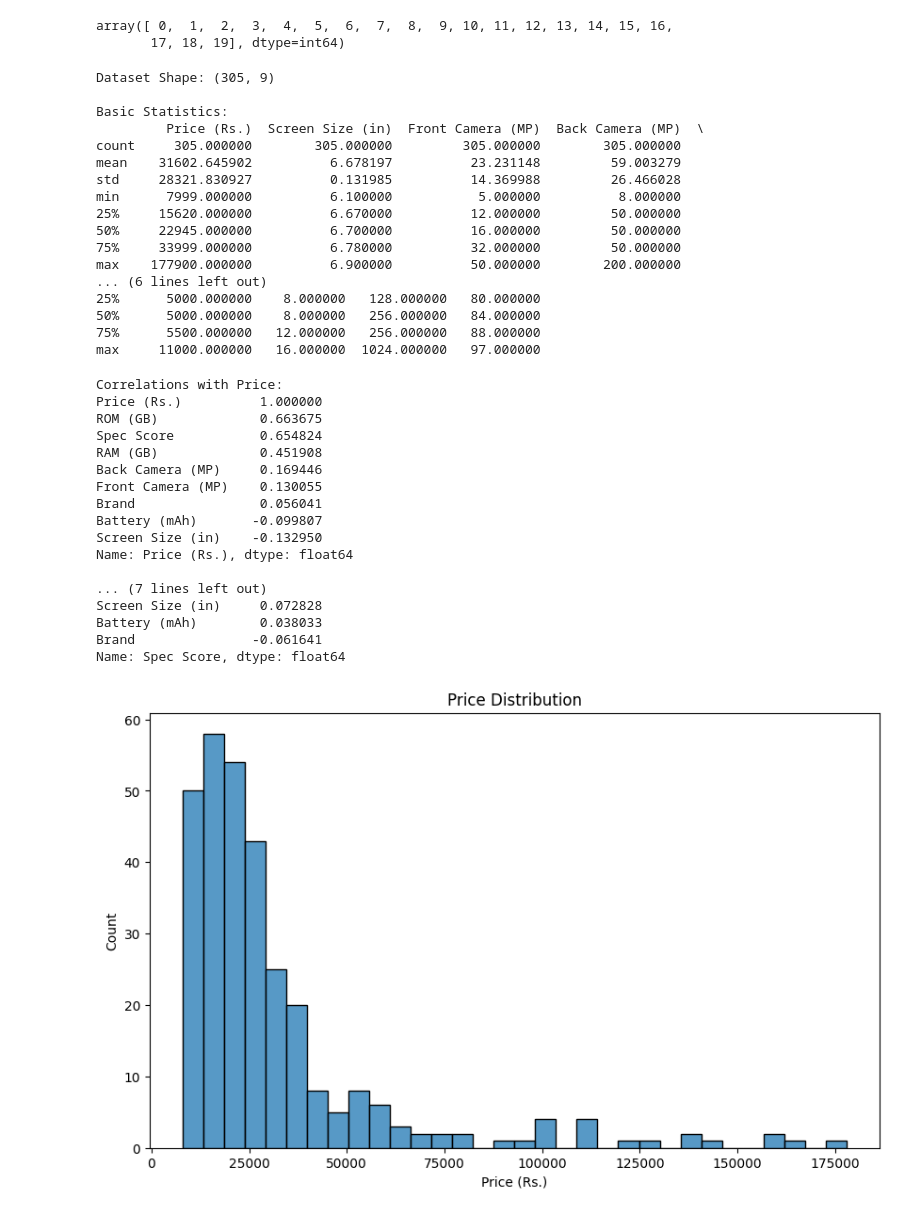
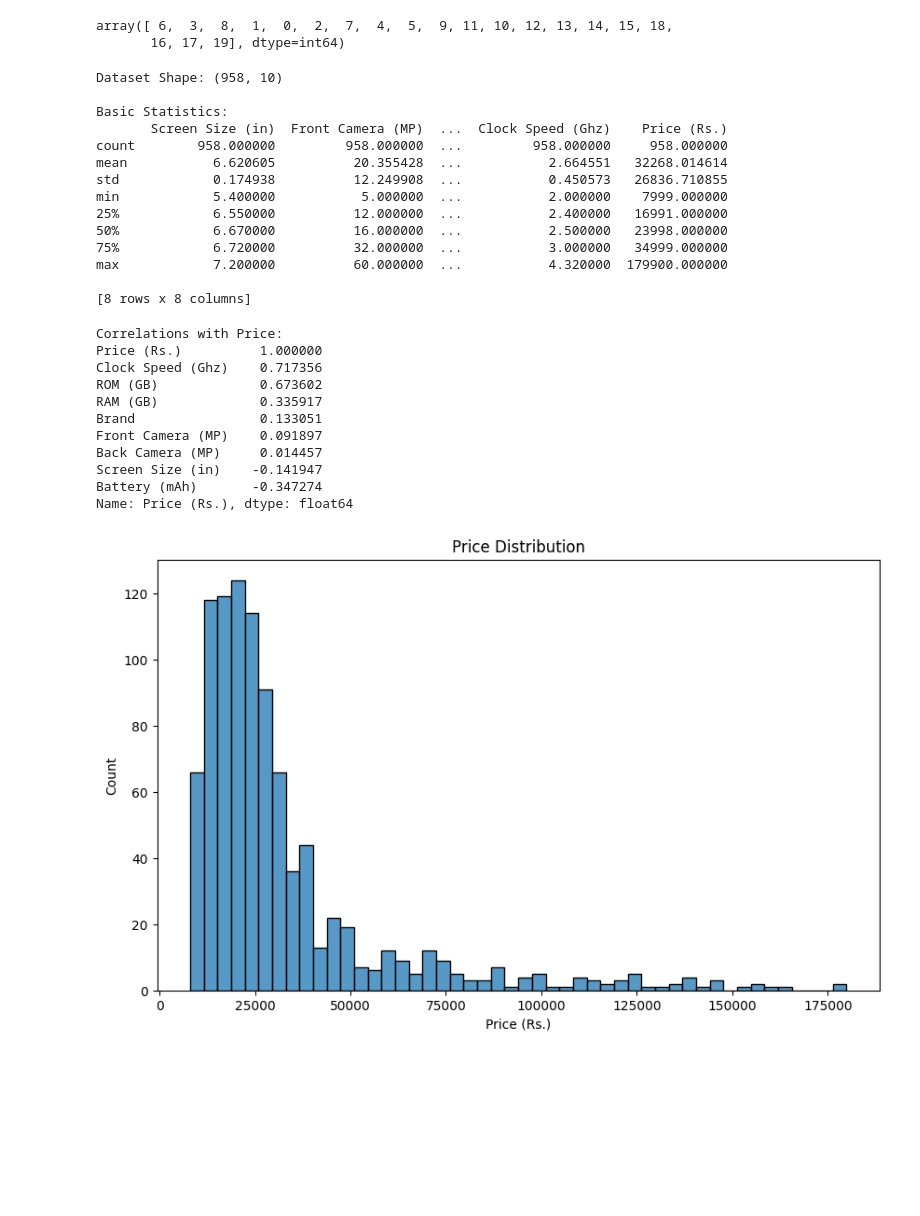
Before and after one commit to mohammadsarfarazafzal/5g-smartphone-price-prediction, a Jupyter notebook: backend/notebooks/predictor.ipynb, the cells around one changed output. Drawn from its saved outputs; the diff is of its cells as text; code cells hidden in the pictures; blank space fills up the shorter version.

```diff
--- a/backend/notebooks/predictor.ipynb
+++ b/backend/notebooks/predictor.ipynb
@@ -24,5 +28,5 @@ array(['OPPO', 'Motorola', 'Xiaomi', 'OnePlus', 'iQOO', 'Vivo', 'Realme',
       dtype=object)
 # %%
-data['Brand'] = data['Brand'].map({'OPPO':0, 'Motorola':1, 'Xiaomi':2, 'OnePlus':3, 'iQOO':4, 'Vivo':5, 'Realme':6, 'Samsung':7, 'Poco':8, 'Apple':9, 'Honor':10, 'Nothing':11, 'CMF':12, 'Infinix':13, 'Google':14, 'Tecno':15, 'Lava':16, 'HMD':17, 'Ulefone':18, 'Oukitel':19})
+data['Brand'] = data['Brand'].map({'OPPO':0, 'Motorola':1, 'Xiaomi':2, 'OnePlus':3, 'iQOO':4, 'Vivo':5, 'Realme':6, 'Samsung':7, 'Poco':8, 'Apple':9, 'Honor':10, 'Nothing':11, 'CMF':12, 'Infinix':13, 'Google':14, 'Tecno':15, 'Lava':16, 'Asus':17, 'Nokia':18, 'Huawei':19})
 data.head(10)
 # %% [output]
@@ -40,63 +44,53 @@ data.head(10)
 # %%
 data['Brand'].unique()
 # %% [output]
-array([ 0,  1,  2,  3,  4,  5,  6,  7,  8,  9, 10, 11, 12, 13, 14, 15, 16,
-       17, 18, 19], dtype=int64)
+array([ 6,  3,  8,  1,  0,  2,  7,  4,  5,  9, 11, 10, 12, 13, 14, 15, 18,
+       16, 17, 19], dtype=int64)
 # %%
 print(f"Dataset Shape: {data.shape}")
 print("\nBasic Statistics:")
-print(data.drop(['Brand'],axis=1).describe())
+print(data.drop(['Brand', 'Model'],axis=1).describe())
 # %% [output]
-Dataset Shape: (305, 9)
+Dataset Shape: (958, 10)
 
 Basic Statistics:
-         Price (Rs.)  Screen Size (in)  Front Camera (MP)  Back Camera (MP)  \
-count     305.000000        305.000000         305.000000        305.000000
-mean    31602.645902          6.678197          23.231148         59.003279
-std     28321.830927          0.131985          14.369988         26.466028
-min      7999.000000          6.100000           5.000000          8.000000
-25%     15620.000000          6.670000          12.000000         50.000000
-50%     22945.000000          6.700000          16.000000         50.000000
-75%     33999.000000          6.780000          32.000000         50.000000
-max    177900.000000          6.900000          50.000000        200.000000
-... (6 lines left out)
-25%      5000.000000    8.000000   128.000000   80.000000
-50%      5000.000000    8.000000   256.000000   84.000000
-75%      5500.000000   12.000000   256.000000   88.000000
-max     11000.000000   16.000000  1024.000000   97.000000
+       Screen Size (in)  Front Camera (MP)  ...  Clock Speed (Ghz)    Price (Rs.)
+count        958.000000         958.000000  ...         958.000000     958.000000
+mean           6.620605          20.355428  ...           2.664551   32268.014614
+std            0.174938          12.249908  ...           0.450573   26836.710855
+min            5.400000           5.000000  ...           2.000000    7999.000000
+25%            6.550000          12.000000  ...           2.400000   16991.000000
+50%            6.670000          16.000000  ...           2.500000   23998.000000
+75%            6.720000          32.000000  ...           3.000000   34999.000000
+max            7.200000          60.000000  ...           4.320000  179900.000000
+
+[8 rows x 8 columns]
 # %%
 # Correlation
-correlation_matrix = data.corr()
+final_data = data.drop(['Model'],axis=1)
+correlation_matrix = final_data.corr()
 print("\nCorrelations with Price:")
 print(correlation_matrix['Price (Rs.)'].sort_values(ascending=False))
-print("\nCorrelations with Spec Score:")
-print(correlation_matrix['Spec Score'].sort_values(ascending=False))
 # %% [output]
 Correlations with Price:
 Price (Rs.)          1.000000
-ROM (GB)             0.663675
-Spec Score           0.654824
-RAM (GB)             0.451908
-Back Camera (MP)     0.169446
-Front Camera (MP)    0.130055
-Brand                0.056041
-Battery (mAh)       -0.099807
-Screen Size (in)    -0.132950
+Clock Speed (Ghz)    0.717356
+ROM (GB)             0.673602
+RAM (GB)             0.335917
+Brand                0.133051
+Front Camera (MP)    0.091897
+Back Camera (MP)     0.014457
+Screen Size (in)    -0.141947
+Battery (mAh)       -0.347274
 Name: Price (Rs.), dtype: float64
-
-... (7 lines left out)
-Screen Size (in)     0.072828
-Battery (mAh)        0.038033
-Brand               -0.061641
-Name: Spec Score, dtype: float64
 # %%
 import seaborn as sns
 import matplotlib.pyplot as plt
 # %%
 # Price distribution
 plt.figure(figsize=(10, 6))
-sns.histplot(data['Price (Rs.)'])
+sns.histplot(final_data['Price (Rs.)'])
 plt.title('Price Distribution')
 plt.show()
 # %% [output]
-[figure, old version]
+[figure, new version]
```
Also changed, not shown: parts of 20 cells of this notebook, 17 other files.
